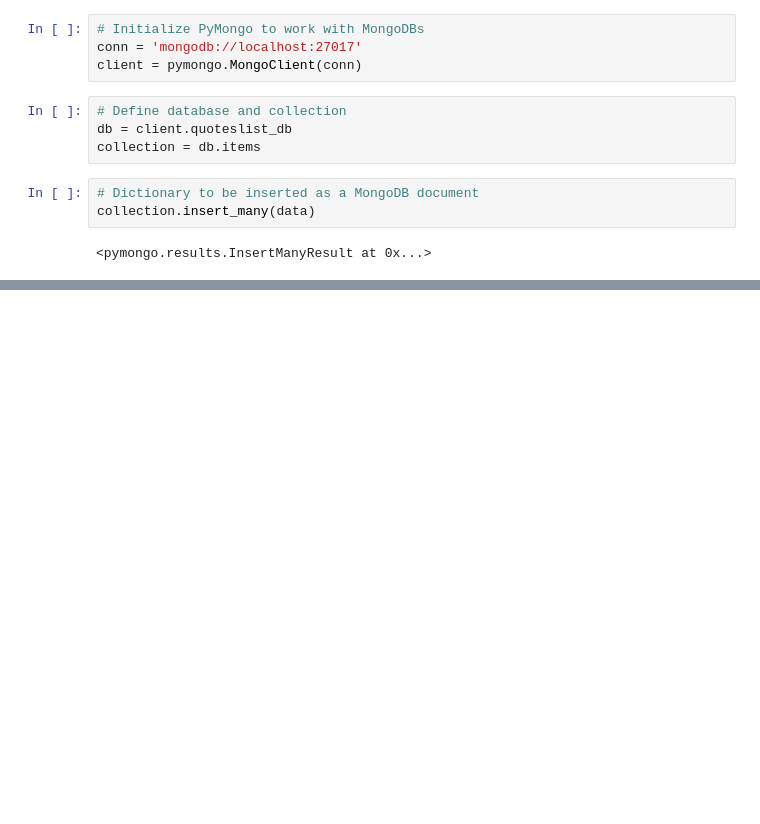
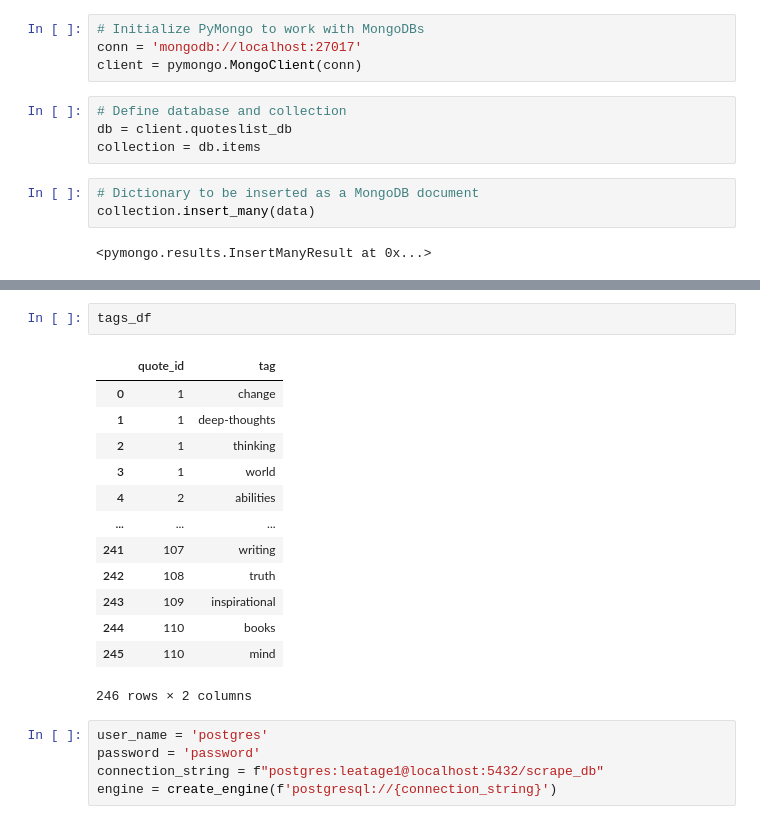
Before and after one commit to elz-harri/ETL-Project, a Jupyter notebook: WebScraping.ipynb, the cells around one changed output, grey strips where cells are left out. Saved outputs shown, nothing was run; the diff lists cells and outputs as text; blank space fills up the shorter version.

```diff
--- a/WebScraping.ipynb
+++ b/WebScraping.ipynb
@@ -151,0 +243,21 @@ collection.insert_many(data)
+# %%
+tags_df
+# %% [output]
+|  | quote_id | tag |
+| 0 | 1 | change |
+| 1 | 1 | deep-thoughts |
+| 2 | 1 | thinking |
+| 3 | 1 | world |
+| 4 | 2 | abilities |
+| ... | ... | ... |
+| 241 | 107 | writing |
+| 242 | 108 | truth |
+| 243 | 109 | inspirational |
+| 244 | 110 | books |
+| 245 | 110 | mind |
+246 rows × 2 columns
+# %%
+user_name = 'postgres'
+password = 'password'
+connection_string = f"postgres:leatage1@localhost:5432/scrape_db"
+engine = create_engine(f'postgresql://{connection_string}')
```
Also changed, not shown: parts of 16 cells of this notebook, 1 other file.
